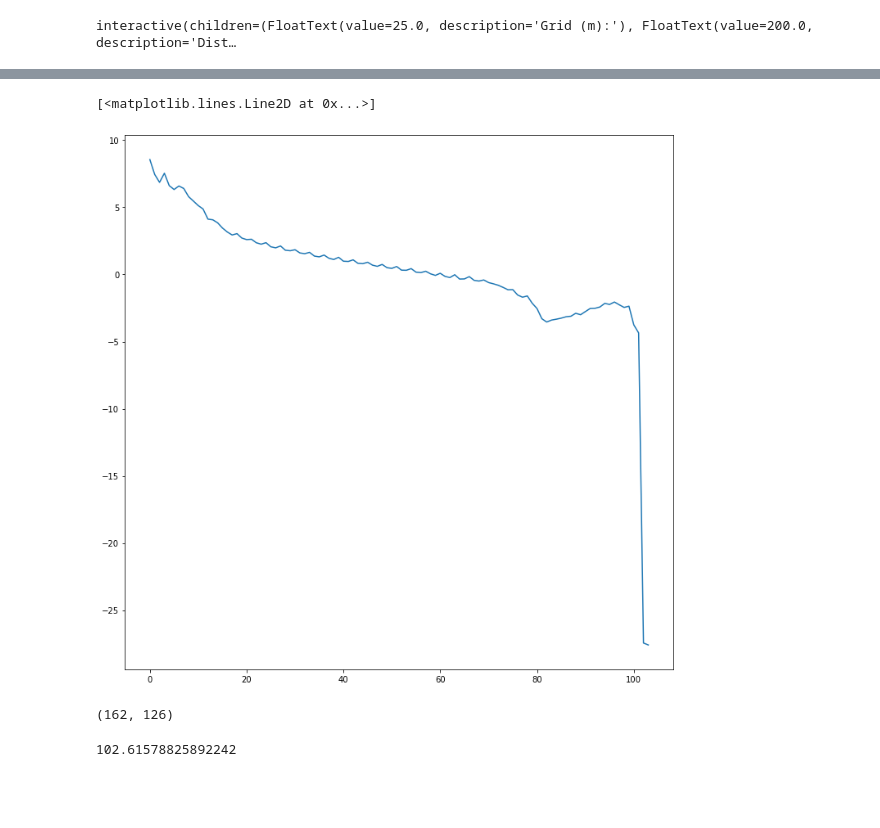
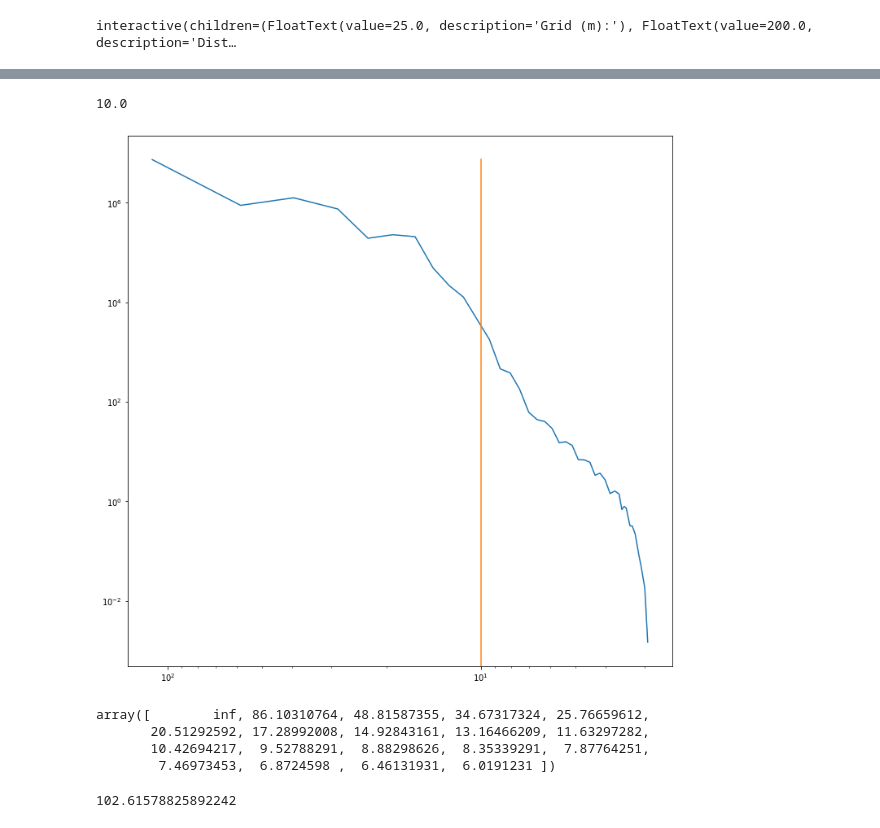
Before and after one commit to fourndo/SimPEG_Scripts, a Jupyter notebook: Notebooks/Model_Data_resolution_analysis.ipynb, the cells around one changed output, grey strips where cells are left out. Drawn from its saved outputs; the diff is of its cells as text; code cells hidden in the pictures; blank space fills up the shorter version.

```diff
--- a/Notebooks/Model_Data_resolution_analysis.ipynb
+++ b/Notebooks/Model_Data_resolution_analysis.ipynb
@@ -48,25 +65,46 @@ plt.imshow(np.log10(pwer))
+# %%
+grid.dx
+# %% [output]
+10.0
 # %%
+
+
 # Compute radial power spectra
 axis = np.min(pwer.shape)
 
 # Compute distance of all grid point from the center
 X, Y = np.meshgrid(np.arange(-pwer.shape[1]/2, pwer.shape[1]/2), np.arange(-pwer.shape[0]/2, pwer.shape[0]/2))
 dist = (X**2 + Y**2)**0.5
+
+Kx_shift = np.fft.fftshift(grid.Kx)
+Ky_shift = np.fft.fftshift(grid.Ky)
 rad_pwr = []
+wave = []
 for ii in range(axis):
 
     ind = (dist>(ii-.5)) * (dist < (ii+.5))
     rad_pwr.append(np.mean(pwer[ind]))
+    wave.append((np.mean(Kx_shift[ind]**2 + Ky_shift[ind]**2)**-0.5))
 
+# Cutoff
+rad_pwr =  np.hstack(rad_pwr)
+wave = np.hstack(wave)
+ind = rad_pwr > 1e-4
 plt.figure(figsize=(12,12))
-plt.plot(np.log10(np.hstack(rad_pwr)))
+axs = plt.subplot()
+axs.loglog(wave[ind], rad_pwr[ind])
+axs.loglog([grid.dx, grid.dx], [0, rad_pwr[ind].max()])
+axs.invert_xaxis()
 # %% [output]
-[<matplotlib.lines.Line2D at 0x...>]
-[figure, old version]
+[figure, new version]
-# %%
-dist.shape
-# %% [output]
-(162, 126)
+# %%
+
+wave[ind]
+# %% [output]
+array([        inf, 86.10310764, 48.81587355, 34.67317324, 25.76659612,
+       20.51292592, 17.28992008, 14.92843161, 13.16466209, 11.63297282,
+       10.42694217,  9.52788291,  8.88298626,  8.35339291,  7.87764251,
+        7.46973453,  6.8724598 ,  6.46131931,  6.0191231 ])
 # %%
 dist.max()
 # %% [output]
```
Also changed, not shown: parts of 4 cells of this notebook.
